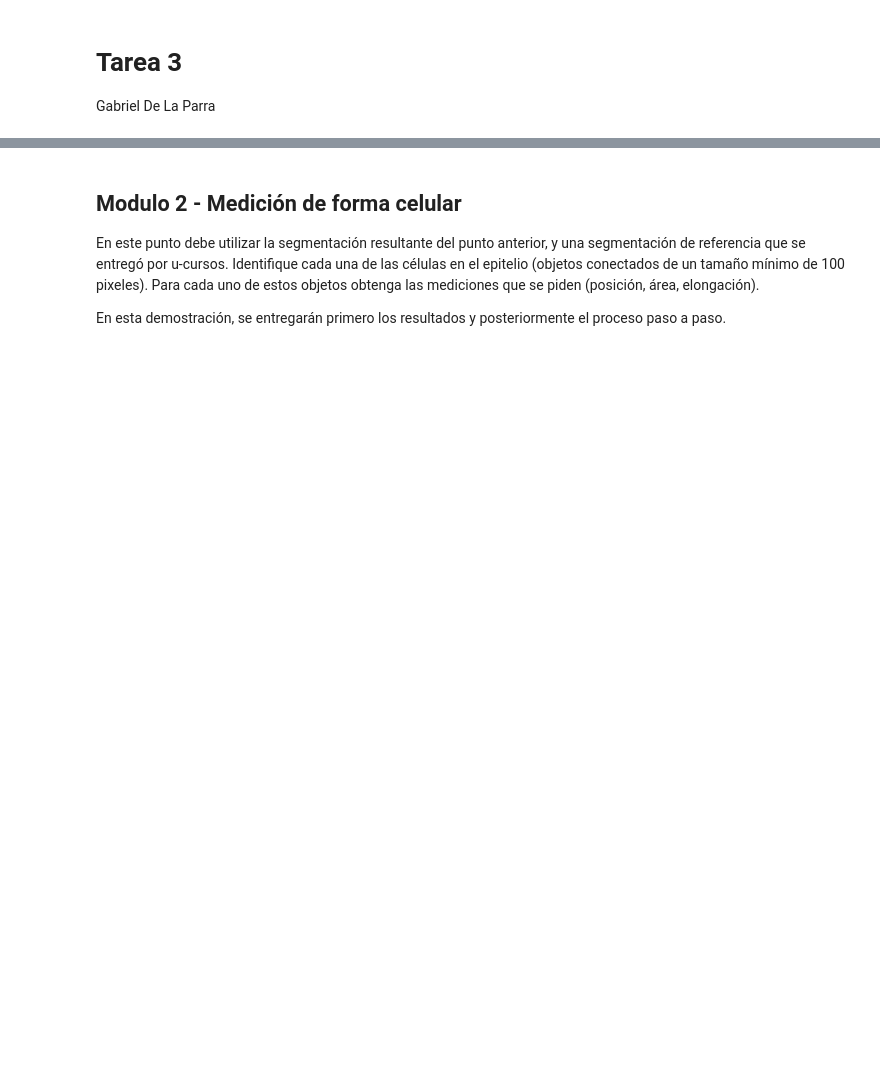
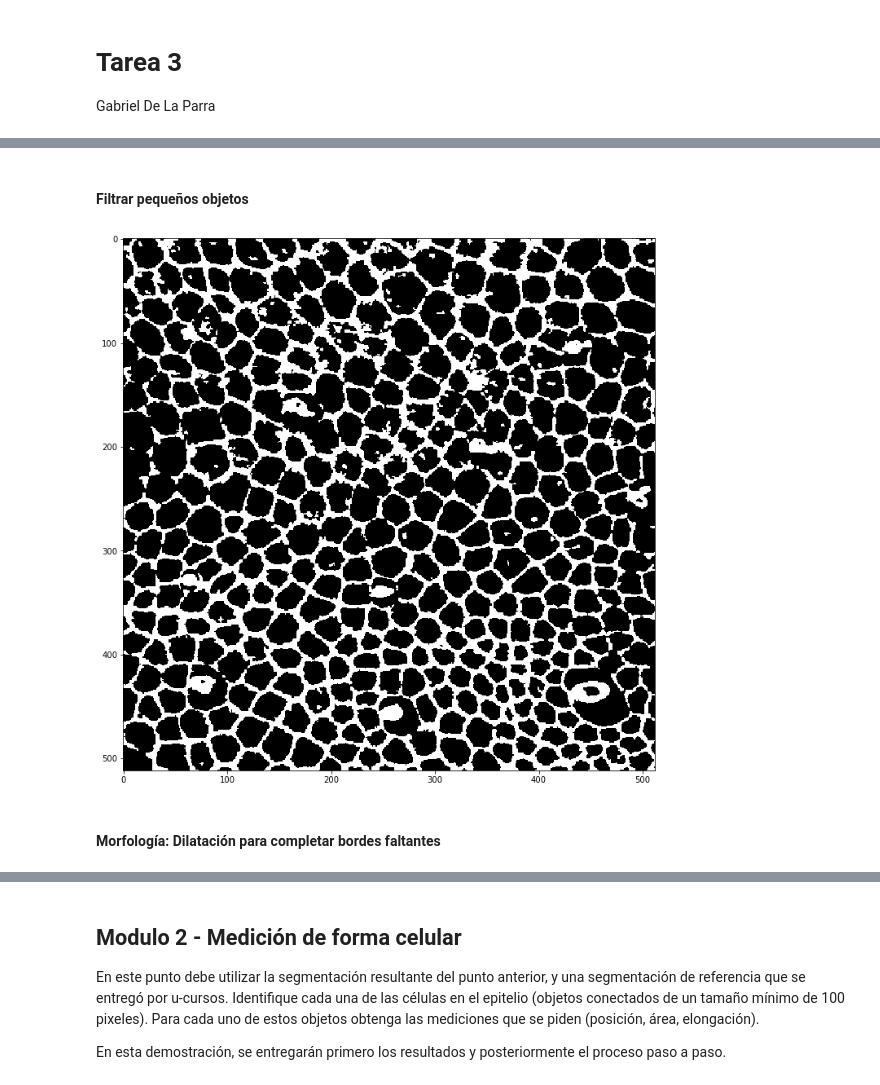
Before and after one commit to gabrieldelaparra/CC5508-2017-1-Tarea3, a Jupyter notebook: Tarea3.ipynb, the cells around one changed output, grey strips where cells are left out. Drawn from its saved outputs; the diff is of its cells as text; code cells hidden in the pictures; blank space fills up the shorter version.

```diff
--- a/Tarea3.ipynb
+++ b/Tarea3.ipynb
@@ -3,0 +138,10 @@ Gabriel De La Parra
+# %% [markdown]
+#### Filtrar pequeños objetos
+# %%
+image = morphology.remove_small_objects(image, min_size=8, connectivity=8)
+plt.imshow(image, cmap="gray")
+plt.show()
+# %% [output]
+[figure, added]
+# %% [markdown]
+#### Morfología: Dilatación para completar bordes faltantes
```
Also changed, not shown: parts of 38 cells of this notebook.
